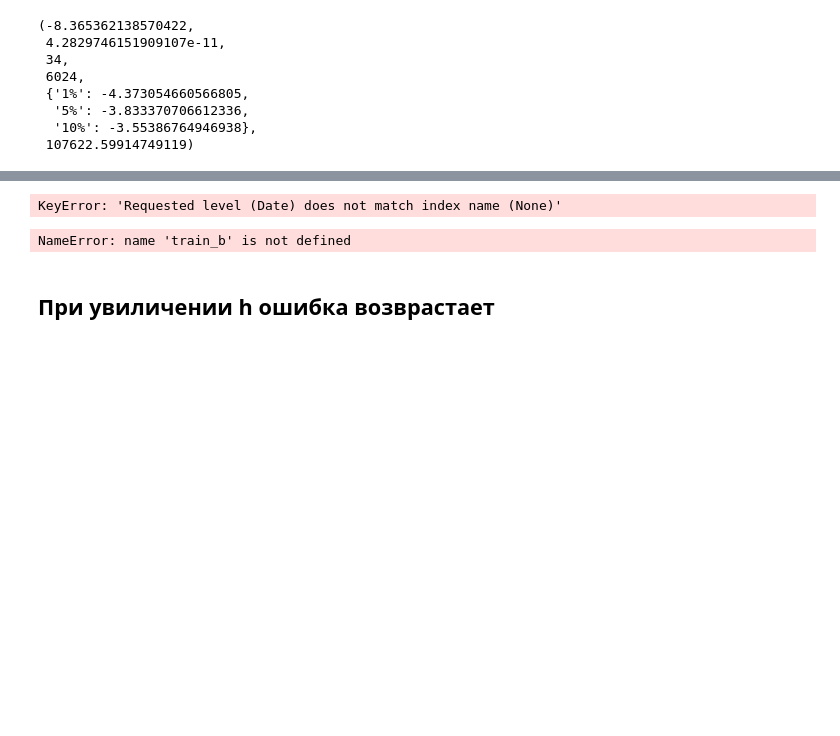
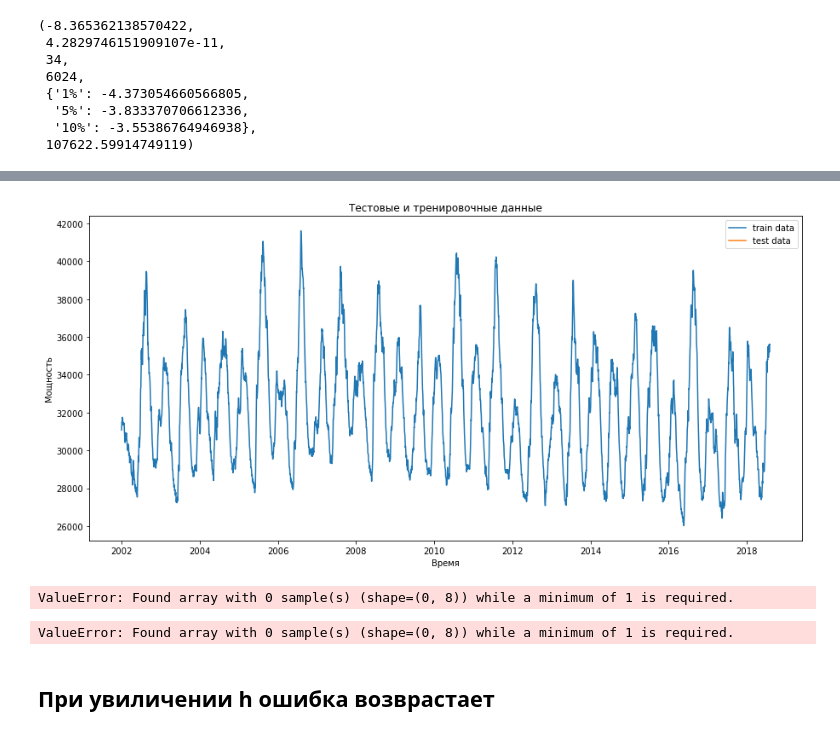
Before and after one commit to ARIV2019/machine-learning-in-business, a Jupyter notebook: Les_2.ipynb, the cells around one changed output, grey strips where cells are left out. Drawn from its saved outputs; the diff is of its cells as text; code cells hidden in the pictures; blank space fills up the shorter version.

```diff
--- a/Les_2.ipynb
+++ b/Les_2.ipynb
@@ -122,34 +155,34 @@ See the caveats in the documentation: http://pandas.pydata.org/pandas-docs/stabl
 # %%
 from sklearn.ensemble import GradientBoostingRegressor
 from sklearn.preprocessing import StandardScaler
 
 from sklearn.metrics import mean_absolute_error, mean_squared_error, median_absolute_error, r2_score
 scl =StandardScaler()
 scly =StandardScaler()
 
 # сделаем примеры и модель
 def split_data_b( data, split_date ):
     return data.loc[data.index.get_level_values('Date') <= split_date].copy(), \
            data.loc[data.index.get_level_values('Date') >  split_date].copy()
 
 train_b, test_b = split_data_b( df, '2018-10-10')
 
 X_train_b = train_b.iloc[:-1,:]
 y_train_b = train_b[df.columns[0]].values[1:]
 X_test_b = test_b.iloc[:-1,:]
 y_test_b = test_b[df.columns[0]].values[1:]
 
 
 plt.figure( figsize=( 15, 7 ))
 plt.xlabel('Время')
 plt.ylabel('Мощность')
-plt.plot(train_b.index.get_level_values('Date'),train_b[df.columns[0]], label='train data' )
-plt.plot(test_b.index.get_level_values('Date'),test_b[df.columns[0]], label='test data')
+plt.plot(train_b.index,train_b[df.columns[0]], label='train data' )
+plt.plot(test_b.index,test_b[df.columns[0]], label='test data')
 plt.title( 'Тестовые и тренировочные данные' )
 plt.legend()
 plt.show()
 # %% [output]
-KeyError: 'Requested level (Date) does not match index name (None)'
+[figure, added]
 # %%
 h=1
 X_train_b = train_b.iloc[:-h,:]
@@ -166,7 +199,7 @@ plt.xlabel('Время')
 plt.ylabel('Мощноть')
 plt.plot(test_b.index[h:],X_test_pred_gb, label='predict GB data' )
 plt.plot(test_b.index[h:],y_test_b, label='test data')
-plt.plot(b_s.loc['2018-11-02':].index, b_s.loc['2018-11-02':]['PJME_MW'], label='исходный ряд')
+plt.plot(b_s.loc['2018-1-10':].index, b_s.loc['2018-1-10':]['PJME_MW'], label='исходный ряд')
 
 plt.legend()
 plt.show()
@@ -175,7 +208,7 @@ er_g = mean_absolute_percentage_error(y_true=y_test_b, y_pred=X_test_pred_gb)
 
 print('ошибка градиентного бустинга :  ', er_g, '%')
 # %% [output]
-NameError: name 'train_b' is not defined
+ValueError: Found array with 0 sample(s) (shape=(0, 8)) while a minimum of 1 is required.
 # %%
 h=10
 X_train_b = train_b.iloc[:-h,:]
@@ -192,7 +225,7 @@ plt.xlabel('Время')
 plt.ylabel('Мощноть')
 plt.plot(test_b.index[h:],X_test_pred_gb, label='predict GB data' )
 plt.plot(test_b.index[h:],y_test_b, label='test data')
-plt.plot(b_s.loc['2018-11-02':].index, b_s.loc['2018-11-02':]['Значение'], label='исходный ряд')
+plt.plot(b_s.loc['2018-1-10':].index, b_s.loc['2018-1-10':]['Значение'], label='исходный ряд')
 
 plt.legend()
 plt.show()
@@ -200,6 +233,8 @@ plt.show()
 er_g = mean_absolute_percentage_error(y_true=y_test_b, y_pred=X_test_pred_gb)
 
 print('ошибка градиентного бустинга :  ', er_g, '%')
+# %% [output]
+ValueError: Found array with 0 sample(s) (shape=(0, 8)) while a minimum of 1 is required.
 # %% [markdown]
 ## При увиличении h  ошибка  возврастает
 # %% [markdown]
```
Also changed, not shown: parts of 7 cells of this notebook.
